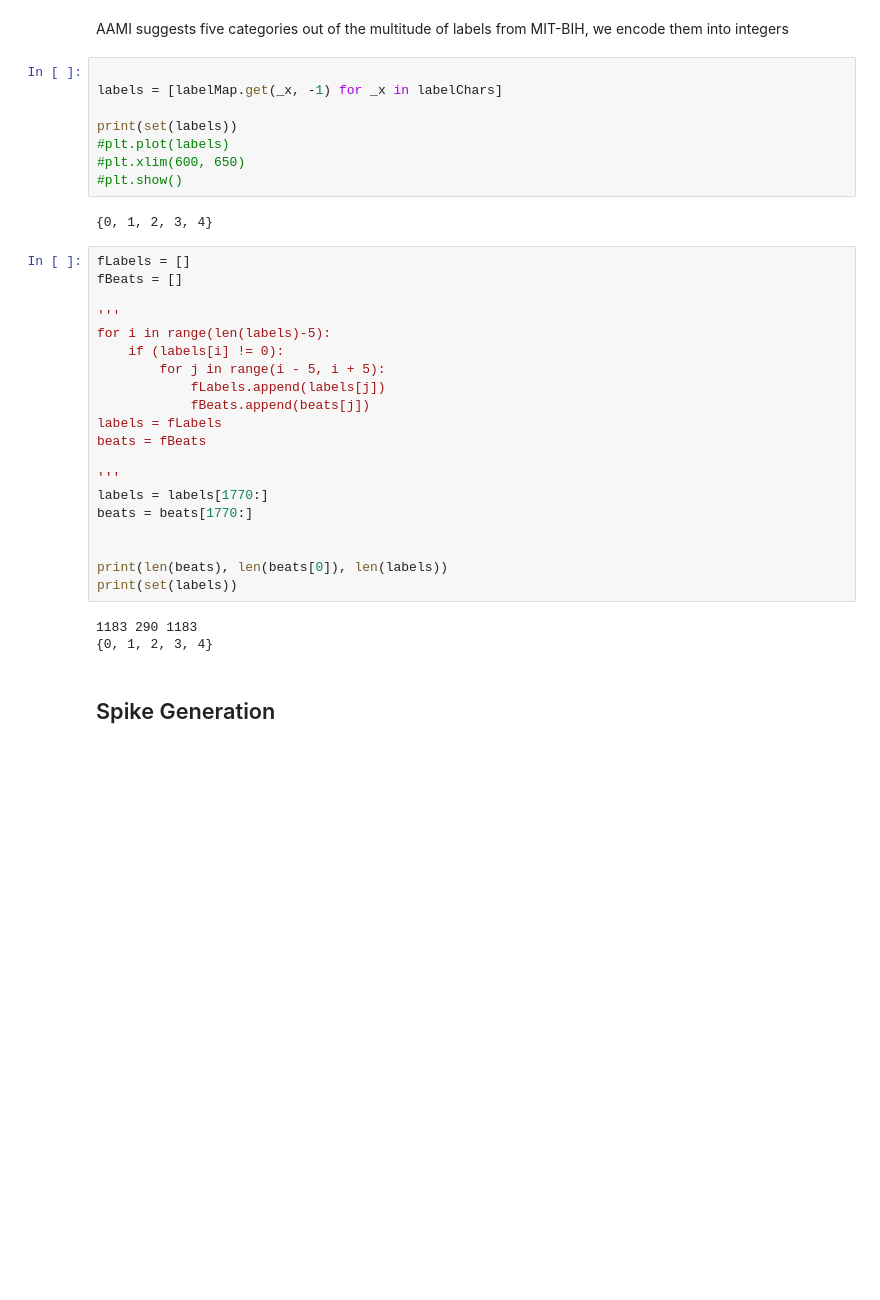
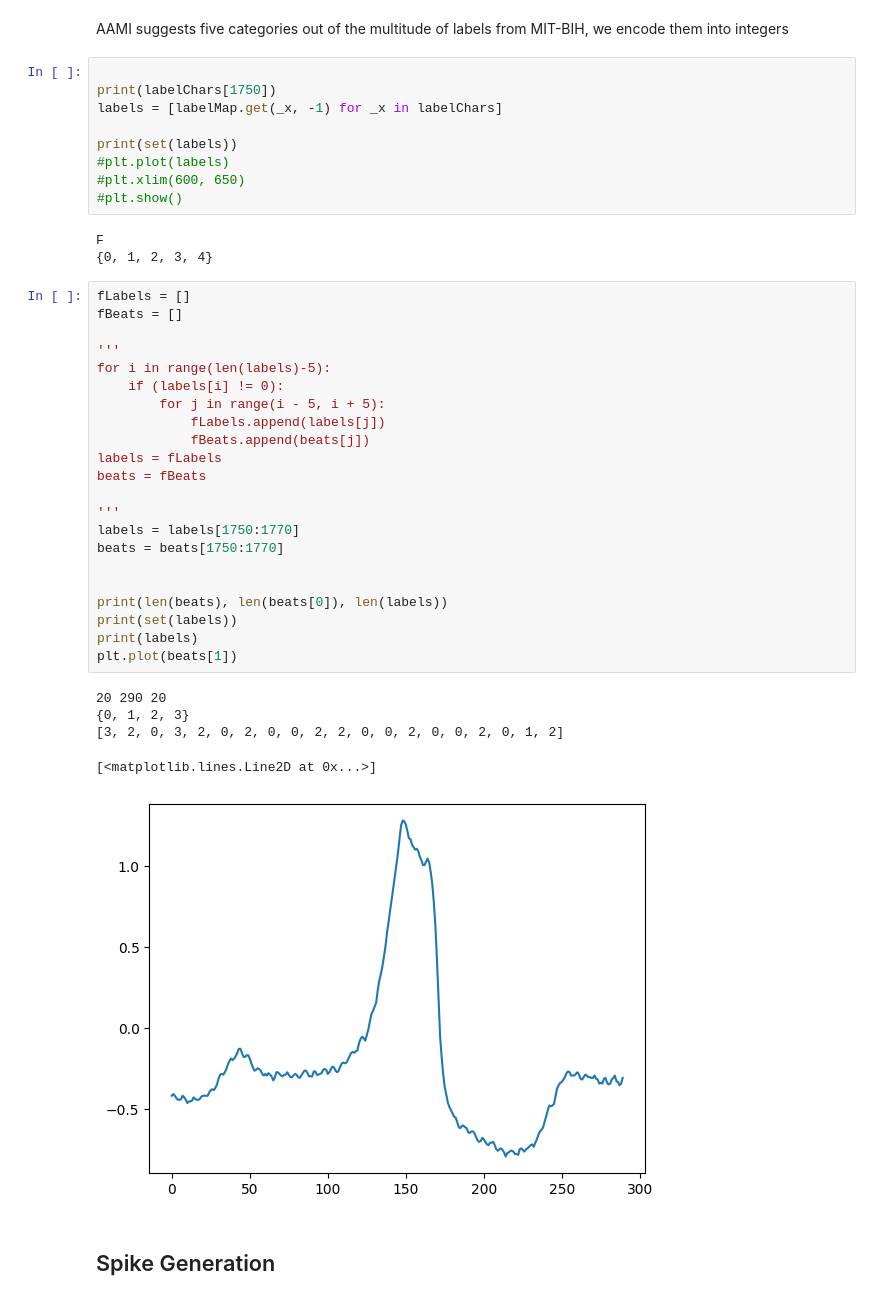
Before and after one commit to luke-li-2003/snnHeart, a Jupyter notebook: inferencer.ipynb, the cells around one changed output. Saved outputs shown, nothing was run; the diff lists cells and outputs as text; blank space fills up the shorter version.

```diff
--- a/inferencer.ipynb
+++ b/inferencer.ipynb
@@ -148,6 +152,7 @@ Shape of beats: 2953 290
 AAMI suggests five categories out of the multitude of labels from MIT-BIH, we encode them into integers
 # %%
 
+print(labelChars[1750])
 labels = [labelMap.get(_x, -1) for _x in labelChars]
 
 print(set(labels))
@@ -155,30 +160,36 @@ print(set(labels))
 #plt.xlim(600, 650)
 #plt.show()
 # %% [output]
+F
 {0, 1, 2, 3, 4}
 # %%
 fLabels = []
 fBeats = []
 
 '''
 for i in range(len(labels)-5):
     if (labels[i] != 0):
         for j in range(i - 5, i + 5):
             fLabels.append(labels[j])
             fBeats.append(beats[j])
 labels = fLabels
 beats = fBeats
 
 '''
-labels = labels[1770:]
-beats = beats[1770:]
+labels = labels[1750:1770]
+beats = beats[1750:1770]
 
 
 print(len(beats), len(beats[0]), len(labels))
 print(set(labels))
+print(labels)
+plt.plot(beats[1])
 # %% [output]
-1183 290 1183
-{0, 1, 2, 3, 4}
+20 290 20
+{0, 1, 2, 3}
+[3, 2, 0, 3, 2, 0, 2, 0, 0, 2, 2, 0, 0, 2, 0, 0, 2, 0, 1, 2]
+[<matplotlib.lines.Line2D at 0x...>]
+[figure, added]
 # %% [markdown]
 ## Spike Generation
 # %%
```
Also changed, not shown: parts of 6 cells of this notebook, 6 other files.
